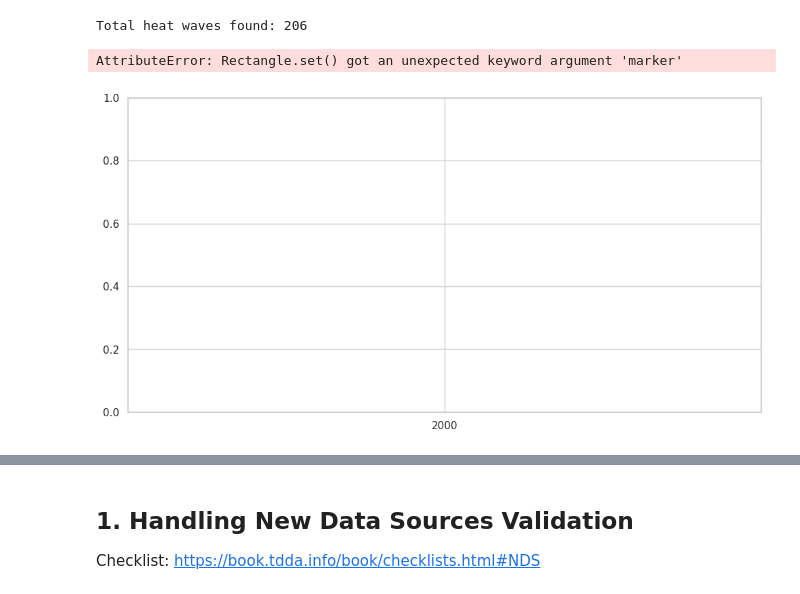
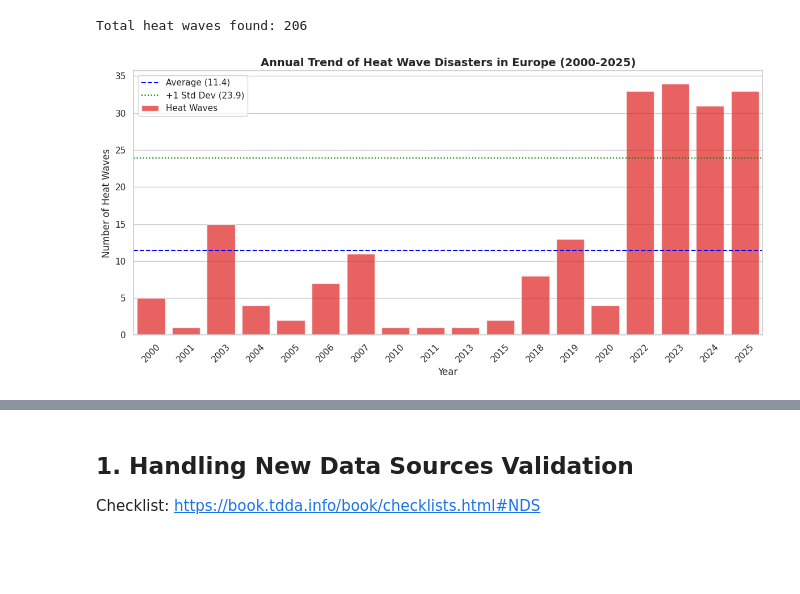
Before and after one commit to mjduarterosa/tdda-tutorial_emdat, a Jupyter notebook: notebooks/tdd_tutorial_EMDAT.ipynb, the cells around one changed output, grey strips where cells are left out. Saved outputs shown, nothing was run; the diff lists cells and outputs as text; code cells hidden in the pictures; blank space fills up the shorter version.

```diff
--- a/notebooks/tdd_tutorial_EMDAT.ipynb
+++ b/notebooks/tdd_tutorial_EMDAT.ipynb
@@ -133,38 +133,35 @@ Total heat waves found: 206
 # %%
 # Calculate the number of heat waves per year
 heatwaves_per_year = df_heatwaves.groupby('Start Year').size().reset_index(name='Heatwave Count')
 
 # Calculate mean and standard deviation
 mean_val = heatwaves_per_year['Heatwave Count'].mean()
 std_val = heatwaves_per_year['Heatwave Count'].std()
 
-# Create the line plot using Seaborn
+# Create the bar plot using Seaborn
 plt.figure(figsize=(12, 6))
-sns.lineplot(
+sns.barplot(
     data=heatwaves_per_year,
     x='Start Year',
     y='Heatwave Count',
-    marker='s',
     color='red',
-    linewidth=2.5,
+    alpha=0.7,
     label='Heat Waves'
 )
 
 # Add horizontal lines for Average and Standard Deviation thresholds
 plt.axhline(mean_val, color='blue', linestyle='--', linewidth=1.5, label=f'Average ({mean_val:.1f})')
 plt.axhline(mean_val + std_val, color='green', linestyle=':', linewidth=1.5, label=f'+1 Std Dev ({mean_val + std_val:.1f})')
-plt.axhline(max(0, mean_val - std_val), color='green', linestyle=':', linewidth=1.5, label=f'-1 Std Dev ({max(0, mean_val - std_val):.1f})')
 
 # Set labels and title
 plt.title('Annual Trend of Heat Wave Disasters in Europe (2000-2025)', fontsize=14, fontweight='bold')
 plt.xlabel('Year', fontsize=12)
 plt.ylabel('Number of Heat Waves', fontsize=12)
-plt.xticks(heatwaves_per_year['Start Year'], rotation=45)
+plt.xticks(rotation=45)
 plt.legend(loc='upper left')
 
 # Show the visualization
 plt.tight_layout()
 plt.show()
 # %% [output]
-AttributeError: Rectangle.set() got an unexpected keyword argument 'marker'
-[figure, old version]
+[figure, new version]
```
Also changed, not shown: parts of 8 cells of this notebook.
